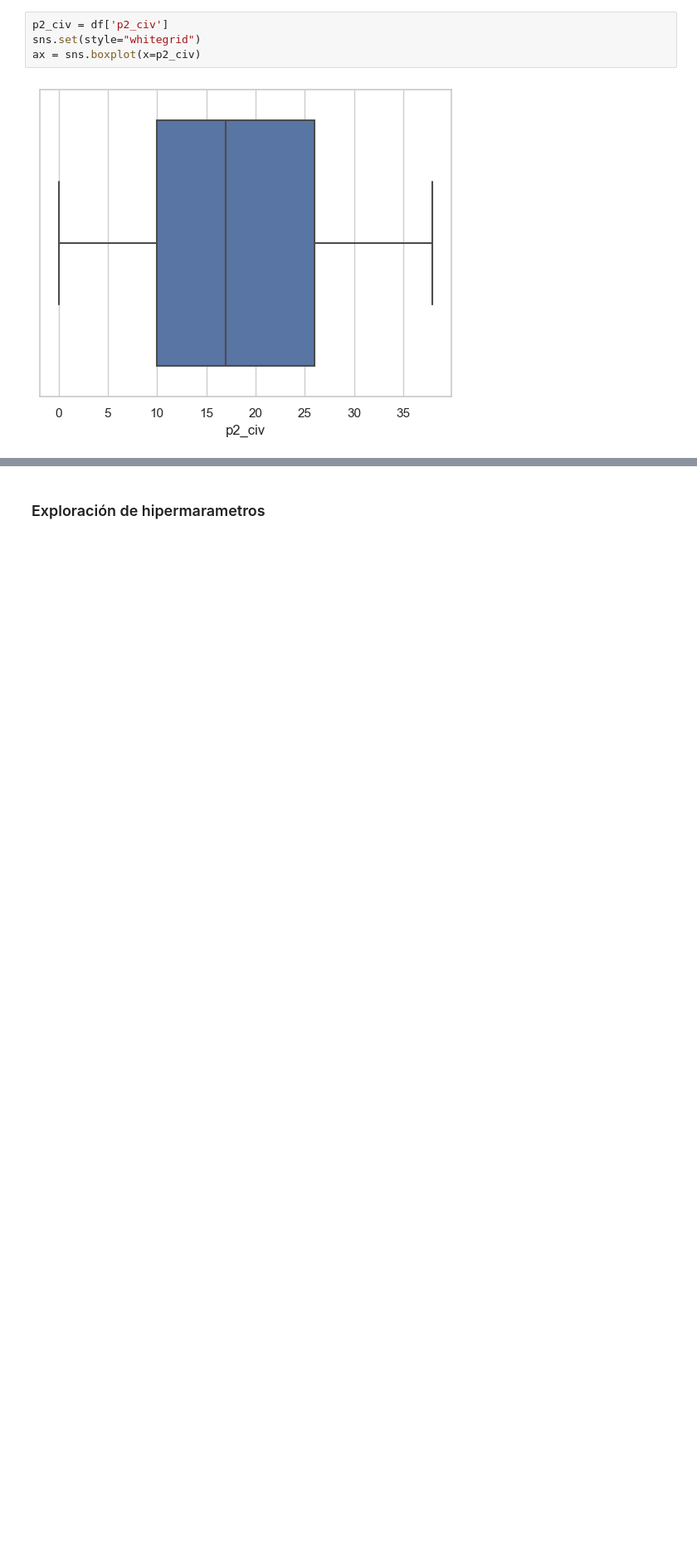
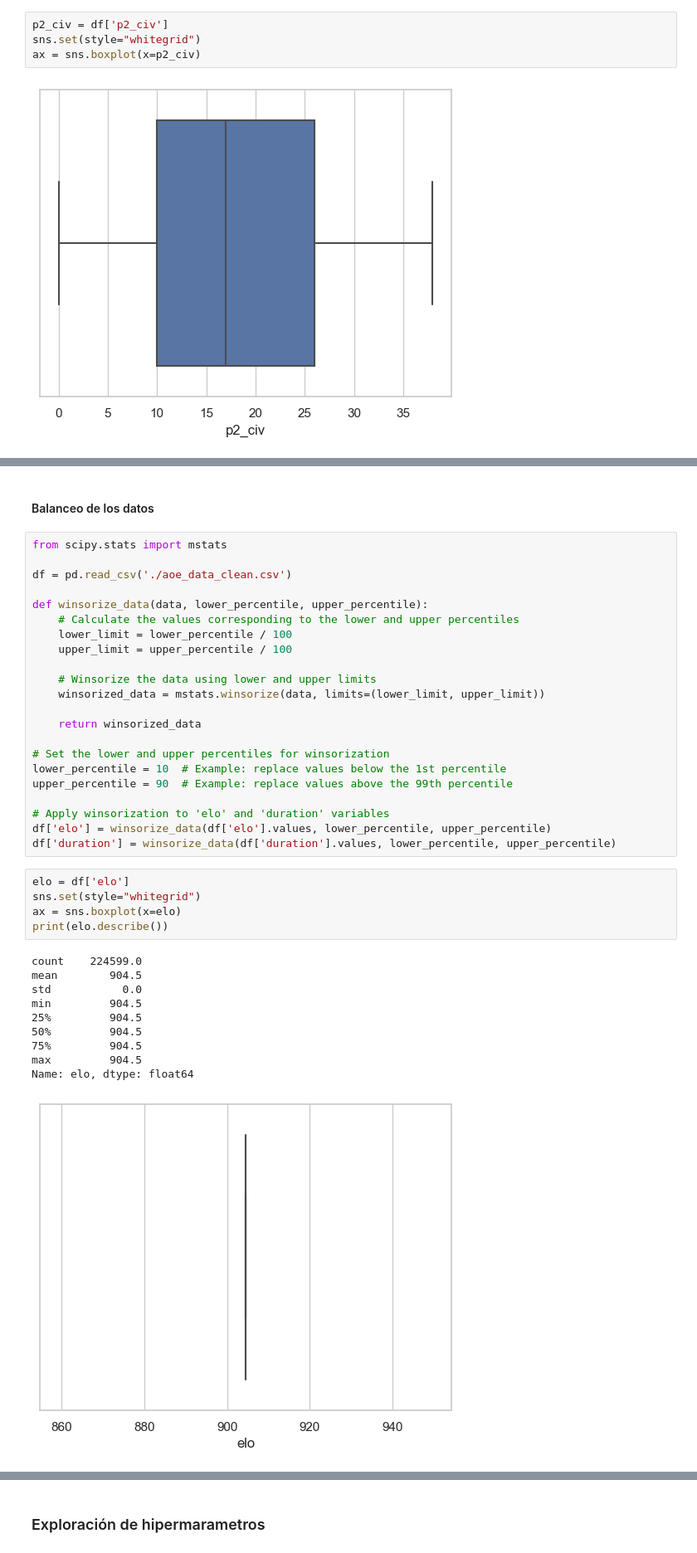
Before and after one commit to DiegoPerdomo0805/proyecto_aoe2, a Jupyter notebook: recommendation.ipynb, the cells around one changed output, grey strips where cells are left out. Shown at 83% size. Cells and saved outputs as stored; diff of their text form; blank space fills up the shorter version.

```diff
--- a/recommendation.ipynb
+++ b/recommendation.ipynb
@@ -55,0 +94,40 @@ ax = sns.boxplot(x=p2_civ)
+# %% [markdown]
+#### Balanceo de los datos
+# %%
+from scipy.stats import mstats
+
+df = pd.read_csv('./aoe_data_clean.csv')
+
+def winsorize_data(data, lower_percentile, upper_percentile):
+    # Calculate the values corresponding to the lower and upper percentiles
+    lower_limit = lower_percentile / 100
+    upper_limit = upper_percentile / 100
+
+    # Winsorize the data using lower and upper limits
+    winsorized_data = mstats.winsorize(data, limits=(lower_limit, upper_limit))
+
+    return winsorized_data
+
+# Set the lower and upper percentiles for winsorization
+lower_percentile = 10  # Example: replace values below the 1st percentile
+upper_percentile = 90  # Example: replace values above the 99th percentile
+
+# Apply winsorization to 'elo' and 'duration' variables
+df['elo'] = winsorize_data(df['elo'].values, lower_percentile, upper_percentile)
+df['duration'] = winsorize_data(df['duration'].values, lower_percentile, upper_percentile)
+# %%
+elo = df['elo']
+sns.set(style="whitegrid")
+ax = sns.boxplot(x=elo)
+print(elo.describe())
+# %% [output]
+count    224599.0
+mean        904.5
+std           0.0
+min         904.5
+25%         904.5
+50%         904.5
+75%         904.5
+max         904.5
+Name: elo, dtype: float64
+[figure, added]
```
Also changed, not shown: parts of 22 cells of this notebook, 2 other files.
